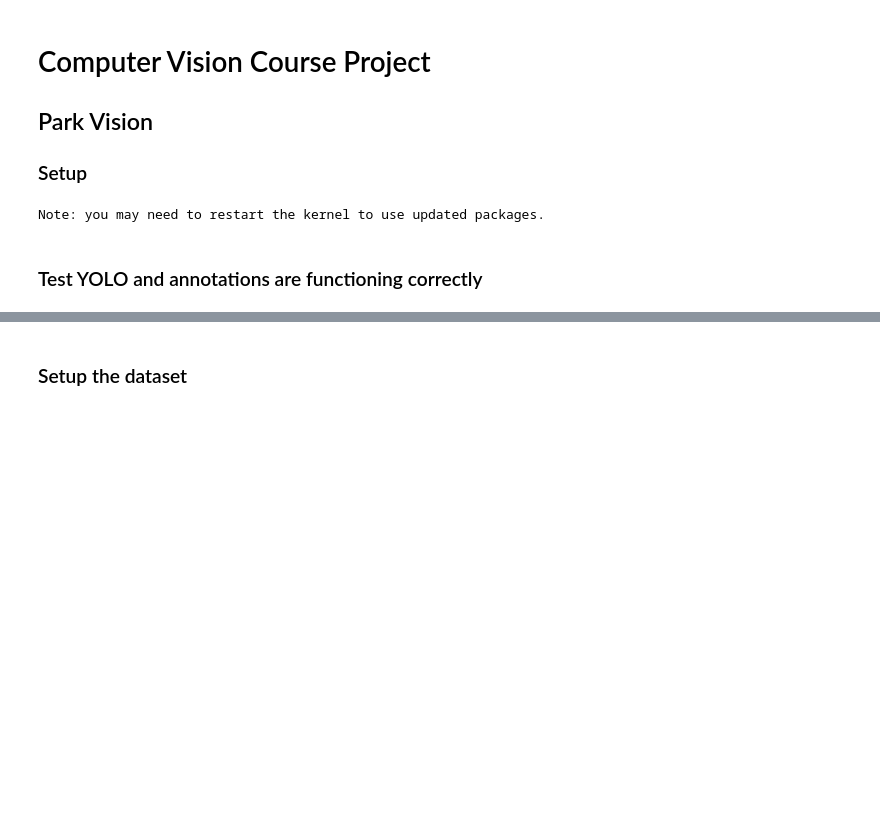
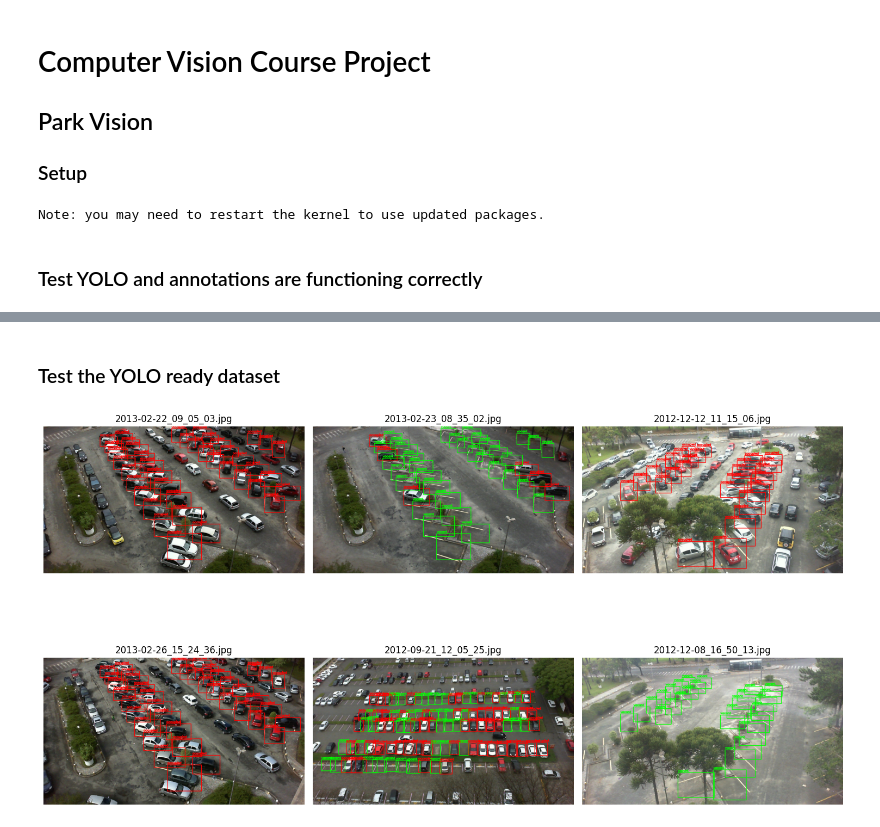
Before and after one commit to aaronj241/ParkVision, a Jupyter notebook: ParkVision.ipynb, the cells around one changed output, grey strips where cells are left out. Drawn from its saved outputs; the diff is of its cells as text; code cells hidden in the pictures; blank space fills up the shorter version.

Commit message:
Dataset YOLO coversion with test output complete

```diff
--- a/ParkVision.ipynb
+++ b/ParkVision.ipynb
@@ -50,2 +231,55 @@ Speed: 4.8ms preprocess, 76.0ms inference, 6.8ms postprocess per image at shape
 # %% [markdown]
-### Setup the dataset
+### Test the YOLO ready dataset
+# %%
+# Set this to your dataset path
+images_dir = "PKLot_YOLORdy/images/train"
+labels_dir = "PKLot_YOLORdy/labels/train"
+
+class_names = ['vacant', 'occupied']
+
+#Get a set of 6 random images
+image_files = [f for f in os.listdir(images_dir) if f.endswith('.jpg')]
+sampled_images = random.sample(image_files, 6)
+
+#draw the bounding boxes on the image
+def draw_boxes(image_path, label_path):
+    img = cv2.imread(image_path)
+    h, w = img.shape[:2]
+
+    with open(label_path, 'r') as f:
+        for line in f:
+            class_id, x_center, y_center, box_w, box_h = map(float, line.strip().split())
+            x_center *= w
+            y_center *= h
+            box_w *= w
+            box_h *= h
+
+            x1 = int(x_center - box_w / 2)
+            y1 = int(y_center - box_h / 2)
+            x2 = int(x_center + box_w / 2)
+            y2 = int(y_center + box_h / 2)
+
+            class_id = int(class_id)
+            color = (0, 255, 0) if class_id == 0 else (0, 0, 255)
+            label = class_names[class_id]
+            cv2.rectangle(img, (x1, y1), (x2, y2), color, 2)
+            cv2.putText(img, label, (x1, y1 - 5), cv2.FONT_HERSHEY_SIMPLEX, 0.5, color, 2)
+
+    return cv2.cvtColor(img, cv2.COLOR_BGR2RGB)
+
+# Plot the images with thier bound boxes
+plt.figure(figsize=(15, 10))
+for i, img_file in enumerate(sampled_images):
+    img_path = os.path.join(images_dir, img_file)
+    label_path = os.path.join(labels_dir, img_file.replace(".jpg", ".txt"))
+    img_with_boxes = draw_boxes(img_path, label_path)
+
+    plt.subplot(2, 3, i + 1)
+    plt.imshow(img_with_boxes)
+    plt.title(img_file)
+    plt.axis('off')
+
+plt.tight_layout()
+plt.show()
+# %% [output]
+[figure, added]
```
Also changed, not shown: parts of 7 cells of this notebook, 3 other files.
